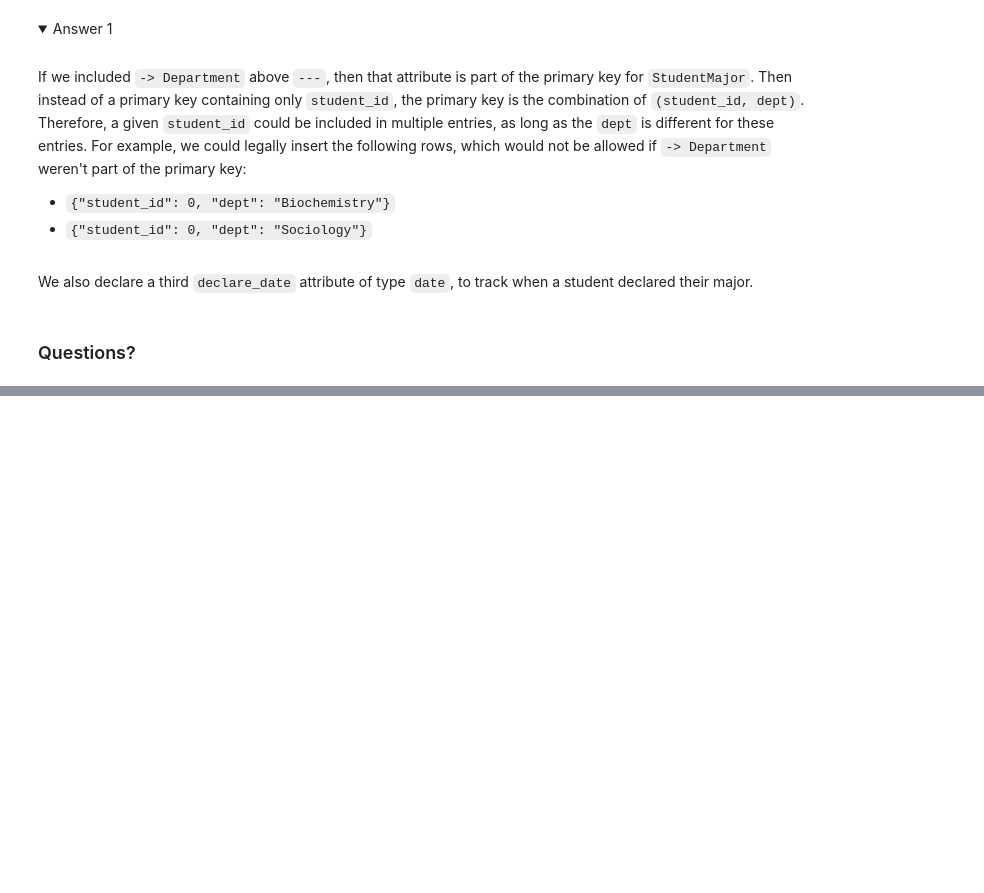
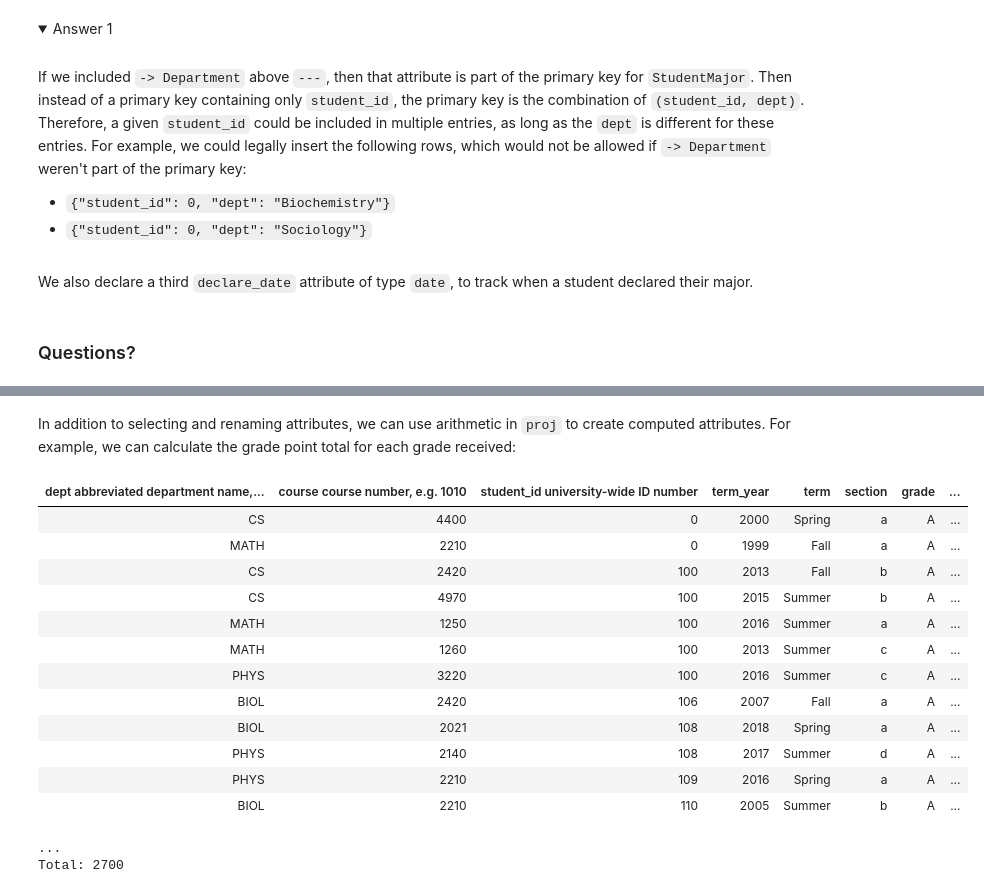
Before and after one commit to ethho/datajoint-tutorials, a Jupyter notebook: sciops-summit-2024-ethho/20240406_datajoint_summit_101_track.ipynb, the cells around one changed output, grey strips where cells are left out. Saved outputs shown, nothing was run; the diff lists cells and outputs as text; code cells hidden in the pictures; folded sections open; blank space fills up the shorter version.

```diff
--- a/sciops-summit-2024-ethho/20240406_datajoint_summit_101_track.ipynb
+++ b/sciops-summit-2024-ethho/20240406_datajoint_summit_101_track.ipynb
@@ -973,0 +1306,21 @@ Enroll - StudentMajor
+# %% [markdown]
+In addition to selecting and renaming attributes, we can use arithmetic in `proj` to create computed attributes.
+For example, we can calculate the grade point total for each grade received:
+# %%
+(Course * Grade * LetterGrade).proj(grade_point_total='points*credits')
+# %% [output]
+| dept abbreviated department name,... | course course number, e.g. 1010 | student_id university-wide ID number | term_year | term | section | grade | ... |
+| CS | 4400 | 0 | 2000 | Spring | a | A | ... |
+| MATH | 2210 | 0 | 1999 | Fall | a | A | ... |
+| CS | 2420 | 100 | 2013 | Fall | b | A | ... |
+| CS | 4970 | 100 | 2015 | Summer | b | A | ... |
+| MATH | 1250 | 100 | 2016 | Summer | a | A | ... |
+| MATH | 1260 | 100 | 2013 | Summer | c | A | ... |
+| PHYS | 3220 | 100 | 2016 | Summer | c | A | ... |
+| BIOL | 2420 | 106 | 2007 | Fall | a | A | ... |
+| BIOL | 2021 | 108 | 2018 | Spring | a | A | ... |
+| PHYS | 2140 | 108 | 2017 | Summer | d | A | ... |
+| PHYS | 2210 | 109 | 2016 | Spring | a | A | ... |
+| BIOL | 2210 | 110 | 2005 | Summer | b | A | ... |
+...
+Total: 2700
```
Also changed, not shown: parts of 146 cells of this notebook.
